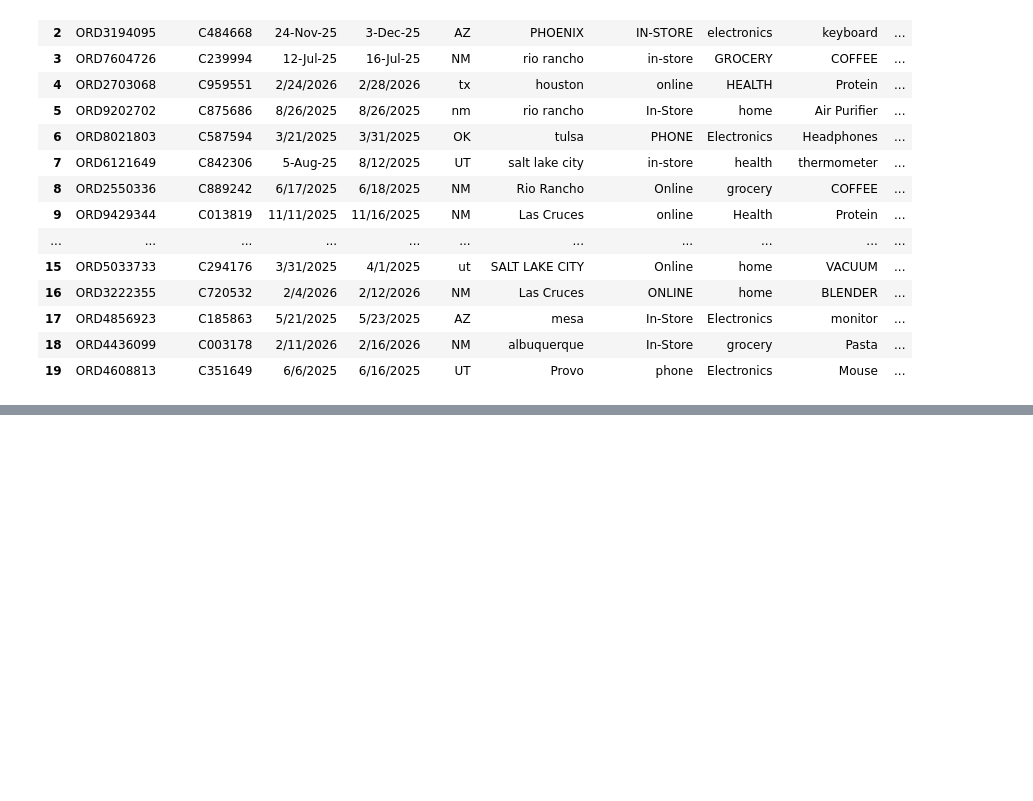
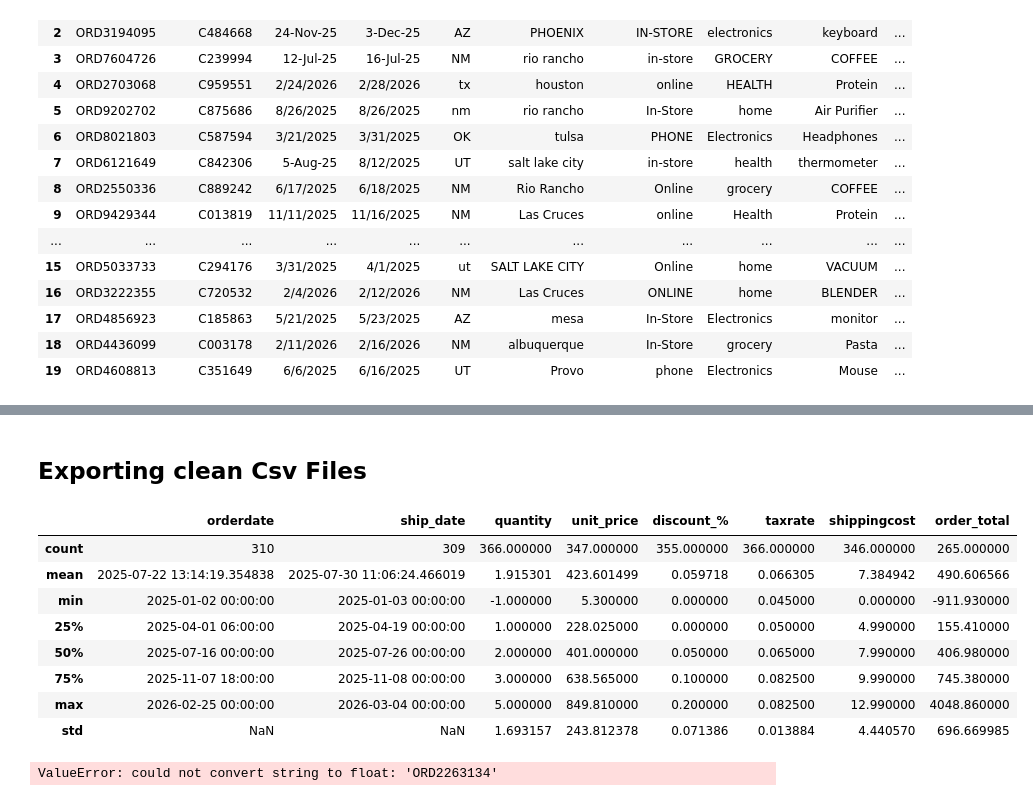
Before and after one commit to revanthpandy/Pandas, a Jupyter notebook: cleaningDataSet.ipynb, the cells around one changed output, grey strips where cells are left out. Drawn from its saved outputs; the diff is of its cells as text; code cells hidden in the pictures; blank space fills up the shorter version.

```diff
--- a/cleaningDataSet.ipynb
+++ b/cleaningDataSet.ipynb
@@ -37,0 +218,2 @@ df.head(20)
+# %% [markdown]
+## Exporting clean Csv Files
@@ -37,0 +222,16 @@ df.head(20)
+# %%
+df.describe()
+# %% [output]
+|  | orderdate | ship_date | quantity | unit_price | discount_% | taxrate | shippingcost | order_total |
+| count | 310 | 309 | 366.000000 | 347.000000 | 355.000000 | 366.000000 | 346.000000 | 265.000000 |
+| mean | 2025-07-22 13:14:19.354838 | 2025-07-30 11:06:24.466019 | 1.915301 | 423.601499 | 0.059718 | 0.066305 | 7.384942 | 490.606566 |
+| min | 2025-01-02 00:00:00 | 2025-01-03 00:00:00 | -1.000000 | 5.300000 | 0.000000 | 0.045000 | 0.000000 | -911.930000 |
+| 25% | 2025-04-01 06:00:00 | 2025-04-19 00:00:00 | 1.000000 | 228.025000 | 0.000000 | 0.050000 | 4.990000 | 155.410000 |
+| 50% | 2025-07-16 00:00:00 | 2025-07-26 00:00:00 | 2.000000 | 401.000000 | 0.050000 | 0.065000 | 7.990000 | 406.980000 |
+| 75% | 2025-11-07 18:00:00 | 2025-11-08 00:00:00 | 3.000000 | 638.565000 | 0.100000 | 0.082500 | 9.990000 | 745.380000 |
+| max | 2026-02-25 00:00:00 | 2026-03-04 00:00:00 | 5.000000 | 849.810000 | 0.200000 | 0.082500 | 12.990000 | 4048.860000 |
+| std | NaN | NaN | 1.693157 | 243.812378 | 0.071386 | 0.013884 | 4.440570 | 696.669985 |
+# %%
+df.corr()
+# %% [output]
+ValueError: could not convert string to float: 'ORD2263134'
```
Also changed, not shown: parts of 27 cells of this notebook.
